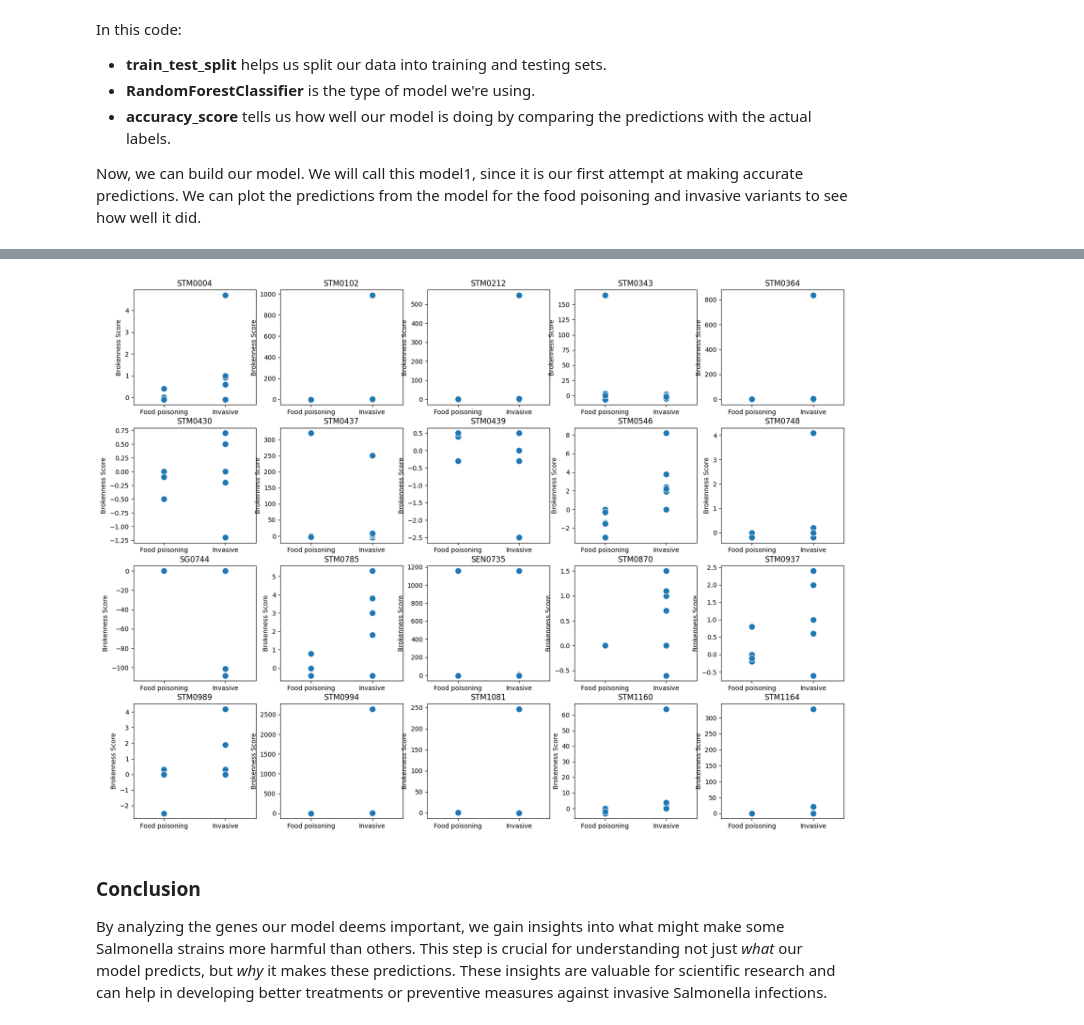
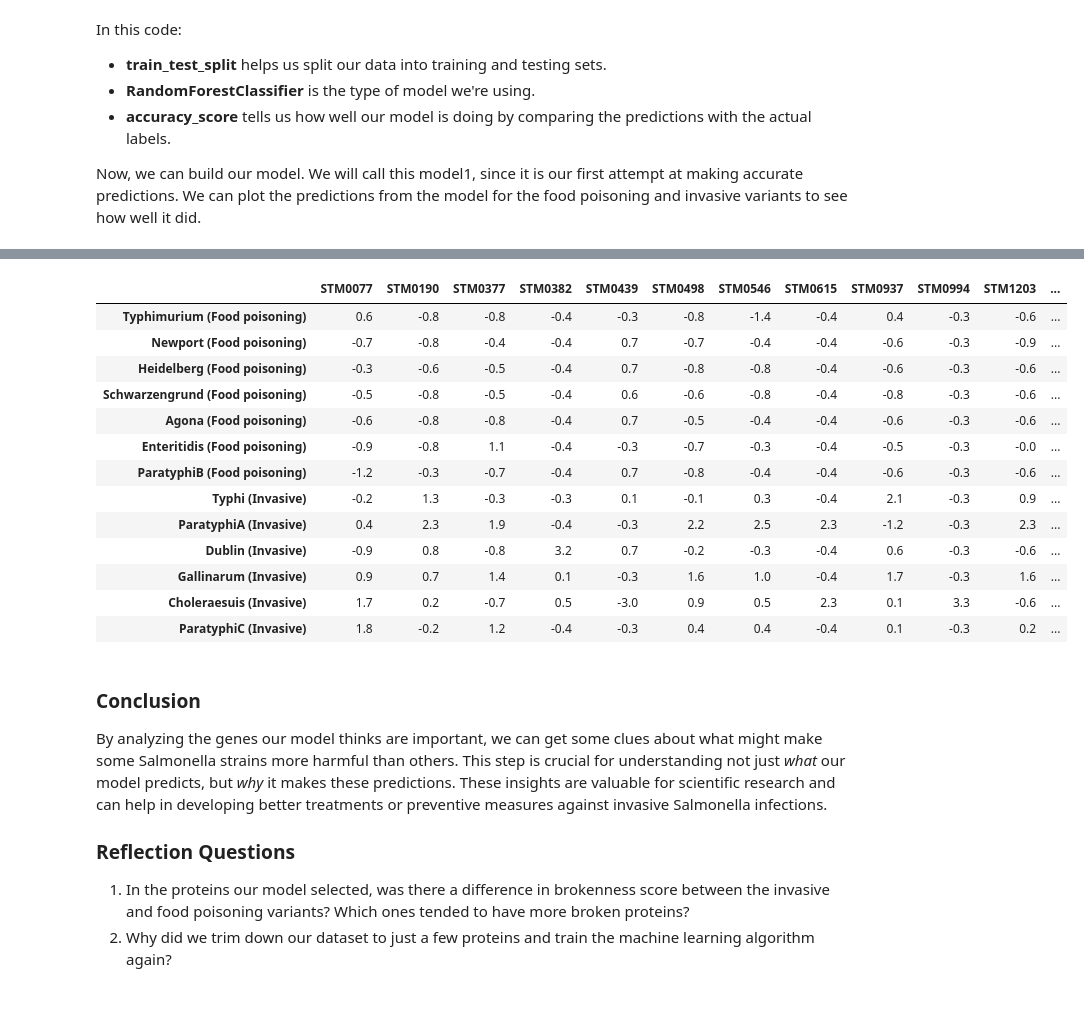
Before and after one commit to nwheeler443/AI_in_Schools_DNA, a Jupyter notebook: AI Day/AI_Day_pt2.ipynb, the cells around one changed output, grey strips where cells are left out. Saved outputs shown, nothing was run; the diff lists cells and outputs as text; code cells hidden in the pictures.

```diff
--- a/AI Day/AI_Day_pt2.ipynb
+++ b/AI Day/AI_Day_pt2.ipynb
@@ -186,17 +185,28 @@ To analyze the genes our model finds important, we can:
-# %%
-# Create a grid of plots for the first 20 proteins
-fig, axes = plt.subplots(4, 5, figsize=(20, 15))
-
-# Loop through each protein and plot
-
-for i, ax in enumerate(axes.flat):
-    sns.scatterplot(x=labels, y=protein_scores_trim.iloc[:,i], ax=ax, s=100)
-    ax.set_title(protein_scores_trim.columns[i])
-    ax.set_ylabel('Brokenness Score')
-    ax.set_xlim(-0.5, 1.5)
-# %% [output]
-[figure, removed]
+# %%
+protein_scores_trim.index = protein_scores.index + " (" + labels + ")"
+
+show_scores(protein_scores_trim)
+# %% [output]
+|  | STM0077 | STM0190 | STM0377 | STM0382 | STM0439 | STM0498 | STM0546 | STM0615 | STM0937 | STM0994 | STM1203 | ... |
+| Typhimurium (Food poisoning) | 0.6 | -0.8 | -0.8 | -0.4 | -0.3 | -0.8 | -1.4 | -0.4 | 0.4 | -0.3 | -0.6 | ... |
+| Newport (Food poisoning) | -0.7 | -0.8 | -0.4 | -0.4 | 0.7 | -0.7 | -0.4 | -0.4 | -0.6 | -0.3 | -0.9 | ... |
+| Heidelberg (Food poisoning) | -0.3 | -0.6 | -0.5 | -0.4 | 0.7 | -0.8 | -0.8 | -0.4 | -0.6 | -0.3 | -0.6 | ... |
+| Schwarzengrund (Food poisoning) | -0.5 | -0.8 | -0.5 | -0.4 | 0.6 | -0.6 | -0.8 | -0.4 | -0.8 | -0.3 | -0.6 | ... |
+| Agona (Food poisoning) | -0.6 | -0.8 | -0.8 | -0.4 | 0.7 | -0.5 | -0.4 | -0.4 | -0.6 | -0.3 | -0.6 | ... |
+| Enteritidis (Food poisoning) | -0.9 | -0.8 | 1.1 | -0.4 | -0.3 | -0.7 | -0.3 | -0.4 | -0.5 | -0.3 | -0.0 | ... |
+| ParatyphiB (Food poisoning) | -1.2 | -0.3 | -0.7 | -0.4 | 0.7 | -0.8 | -0.4 | -0.4 | -0.6 | -0.3 | -0.6 | ... |
+| Typhi (Invasive) | -0.2 | 1.3 | -0.3 | -0.3 | 0.1 | -0.1 | 0.3 | -0.4 | 2.1 | -0.3 | 0.9 | ... |
+| ParatyphiA (Invasive) | 0.4 | 2.3 | 1.9 | -0.4 | -0.3 | 2.2 | 2.5 | 2.3 | -1.2 | -0.3 | 2.3 | ... |
+| Dublin (Invasive) | -0.9 | 0.8 | -0.8 | 3.2 | 0.7 | -0.2 | -0.3 | -0.4 | 0.6 | -0.3 | -0.6 | ... |
+| Gallinarum (Invasive) | 0.9 | 0.7 | 1.4 | 0.1 | -0.3 | 1.6 | 1.0 | -0.4 | 1.7 | -0.3 | 1.6 | ... |
+| Choleraesuis (Invasive) | 1.7 | 0.2 | -0.7 | 0.5 | -3.0 | 0.9 | 0.5 | 2.3 | 0.1 | 3.3 | -0.6 | ... |
+| ParatyphiC (Invasive) | 1.8 | -0.2 | 1.2 | -0.4 | -0.3 | 0.4 | 0.4 | -0.4 | 0.1 | -0.3 | 0.2 | ... |
 # %% [markdown]
 ### Conclusion
 
-By analyzing the genes our model deems important, we gain insights into what might make some Salmonella strains more harmful than others. This step is crucial for understanding not just *what* our model predicts, but *why* it makes these predictions. These insights are valuable for scientific research and can help in developing better treatments or preventive measures against invasive Salmonella infections.
+By analyzing the genes our model thinks are important, we can get some clues about what might make some Salmonella strains more harmful than others. This step is crucial for understanding not just *what* our model predicts, but *why* it makes these predictions. These insights are valuable for scientific research and can help in developing better treatments or preventive measures against invasive Salmonella infections.
+
+### Reflection Questions
+
+1. In the proteins our model selected, was there a difference in brokenness score between the invasive and food poisoning variants? Which ones tended to have more broken proteins?
+2. Why did we trim down our dataset to just a few proteins and train the machine learning algorithm again?
```
Also changed, not shown: parts of 11 cells of this notebook.
